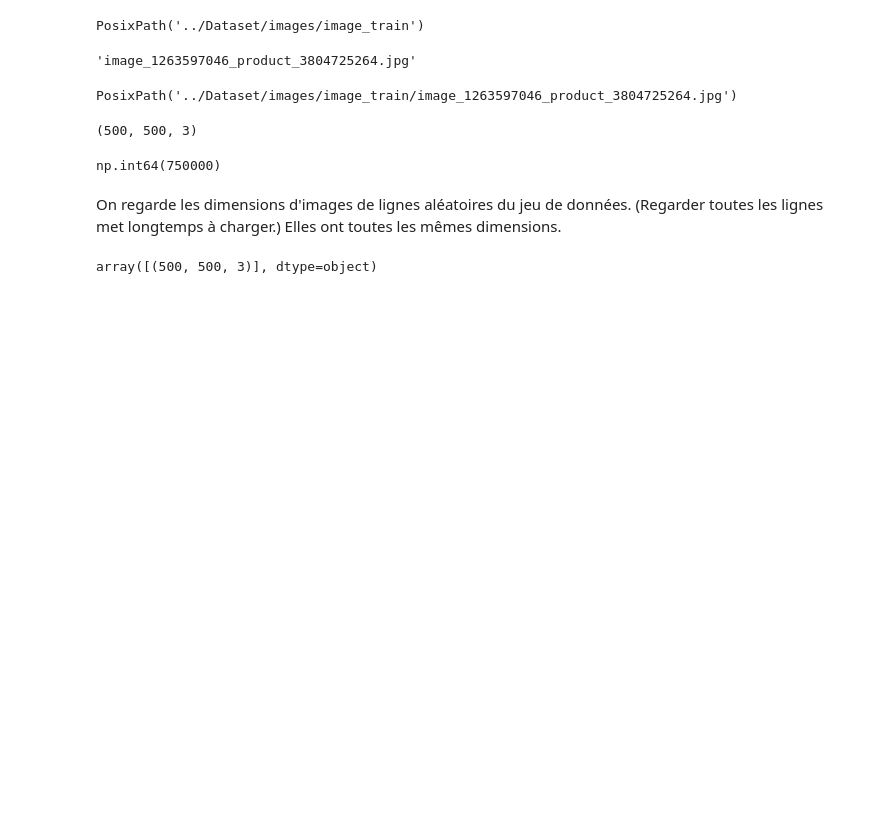
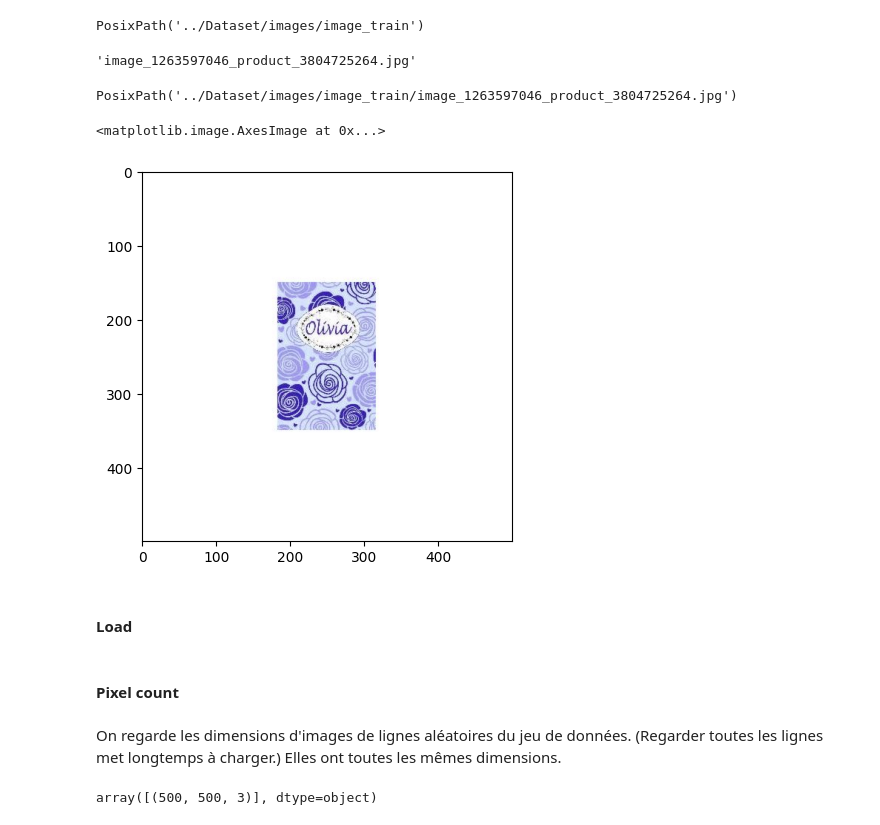
Before and after one commit to Kelorastus/Rakuten, a Jupyter notebook: data_exploration/Valentin.ipynb, the cells around one changed output. Drawn from its saved outputs; the diff is of its cells as text; code cells hidden in the pictures; blank space fills up the shorter version.

Commit message:
data exploration: update draft to display image grid

```diff
--- a/data_exploration/Valentin.ipynb
+++ b/data_exploration/Valentin.ipynb
@@ -464,13 +464,11 @@ PosixPath('../Dataset/images/image_train/image_1263597046_product_3804725264.jpg
 # path.resolve()
 # %%
 import cv2
+import matplotlib.pyplot as plt
 img_color = cv2.imread(str(path), cv2.IMREAD_COLOR)
+plt.imshow(img_color)
+# %% [output]
+<matplotlib.image.AxesImage at 0x...>
+[figure, added]
-# %%
-img_color.shape
-# %% [output]
-(500, 500, 3)
-# %%
-import numpy as np
-np.prod(img_color.shape)
-# %% [output]
-np.int64(750000)
+# %% [markdown]
+#### Load
@@ -477,2 +483,4 @@ np.int64(750000)
+# %% [markdown]
+#### Pixel count
 # %%
 def count_pixels(row, product=True, folder = Path('../Dataset/images/image_train')):
```
Also changed, not shown: parts of 8 cells of this notebook.
